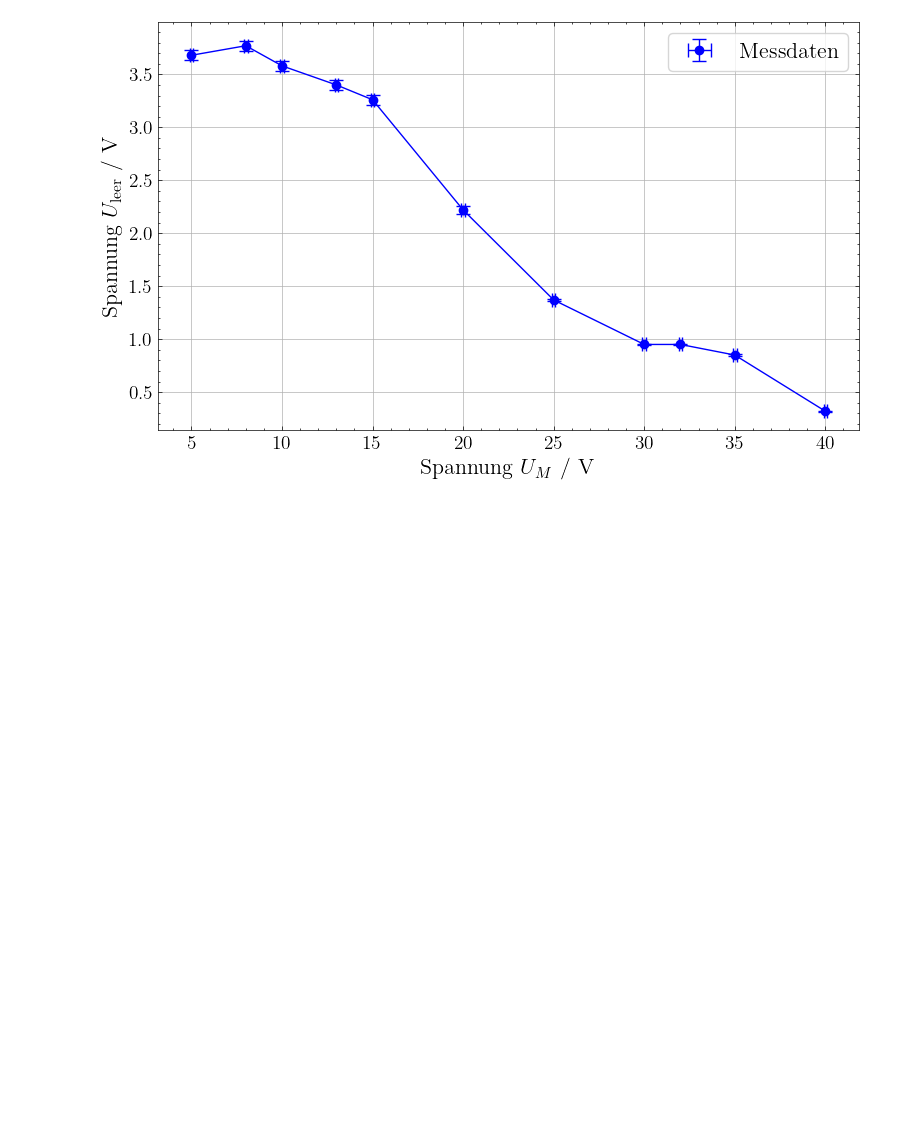
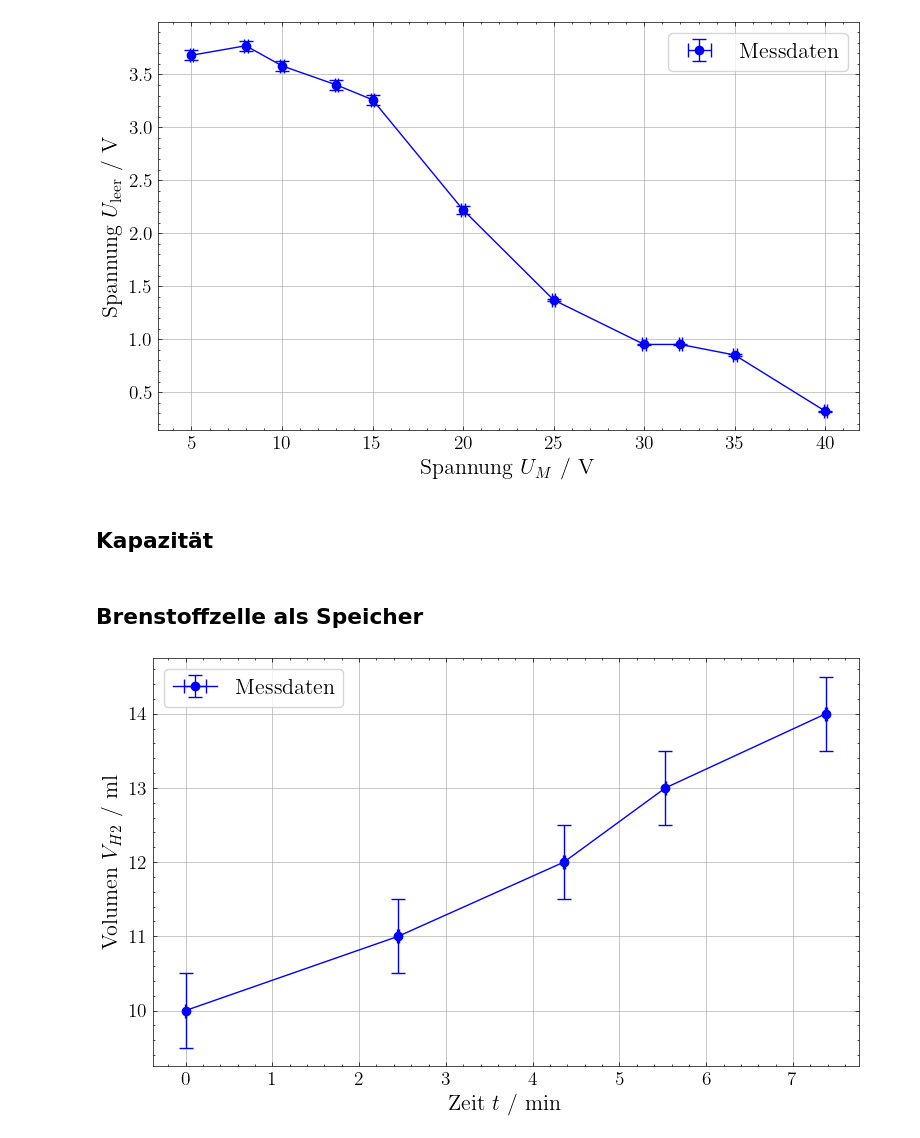
Before and after one commit to ferryman-charon/Experimentalphysik2, a Jupyter notebook: 13_ErneuerbareEnergien/Auswertung.ipynb, the cells around one changed output. Cells and saved outputs as stored; diff of their text form; code cells hidden in the pictures; blank space fills up the shorter version.

```diff
--- a/13_ErneuerbareEnergien/Auswertung_template.ipynb
+++ b/13_ErneuerbareEnergien/Auswertung.ipynb
@@ -275,3 +275,28 @@ ax.legend(frameon=True, fontsize=16)
 plt.tight_layout()
 # %% [output]
 [figure]
+# %% [markdown]
+## Kapazität
+# %% [markdown]
+## Brenstoffzelle als Speicher
+# %%
+V = [10, 11, 12, 13, 14] # ml
+t = [0, 2.45, 4.36, 5.53, 7.38]
+
+dV = 0.5
+dt = 0.01
+
+fig, ax = plt.subplots(1,1, figsize=(8, 5))
+
+ax.errorbar(x=t, y=V, xerr=dt, yerr=dV, fmt='o-', color='blue',
+                capsize=5, label=r'Messdaten')
+
+ax.set_ylabel(r'Volumen $V_{H2}$ / ml', fontsize=16)
+
+ax.grid(True)
+ax.set_xlabel(r'Zeit $t$ / min', fontsize=16)
+ax.legend(frameon=True, fontsize=16)
+
+plt.tight_layout()
+# %% [output]
+[figure, added]
```
Also changed, not shown: parts of 1 cell of this notebook.
